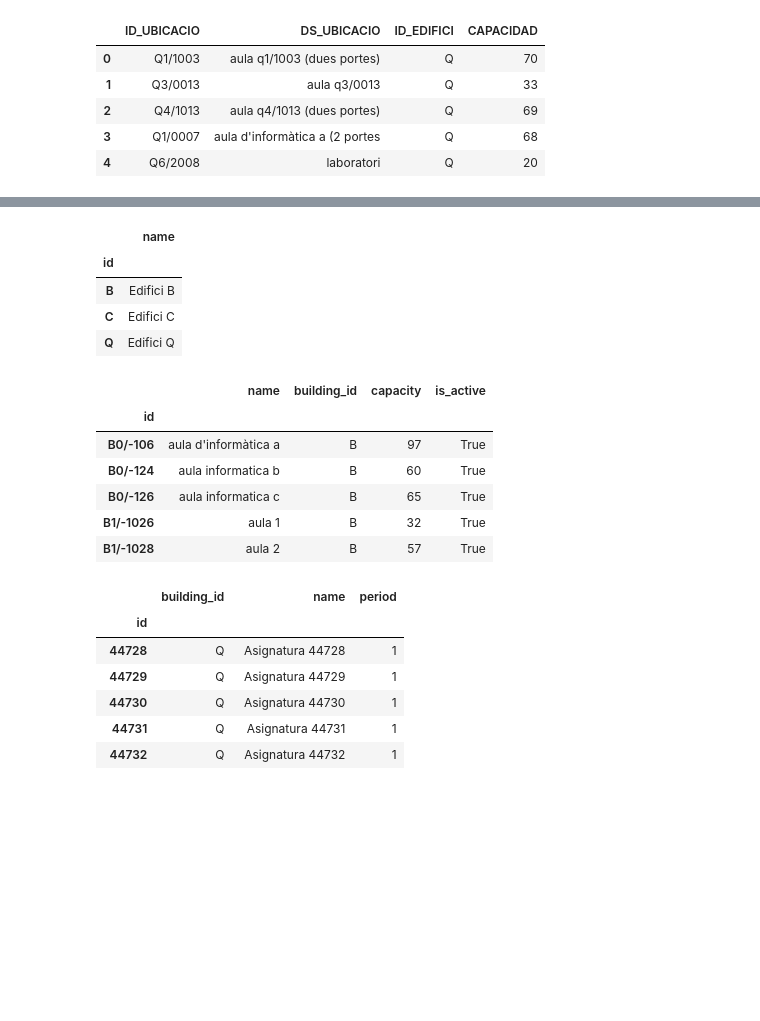
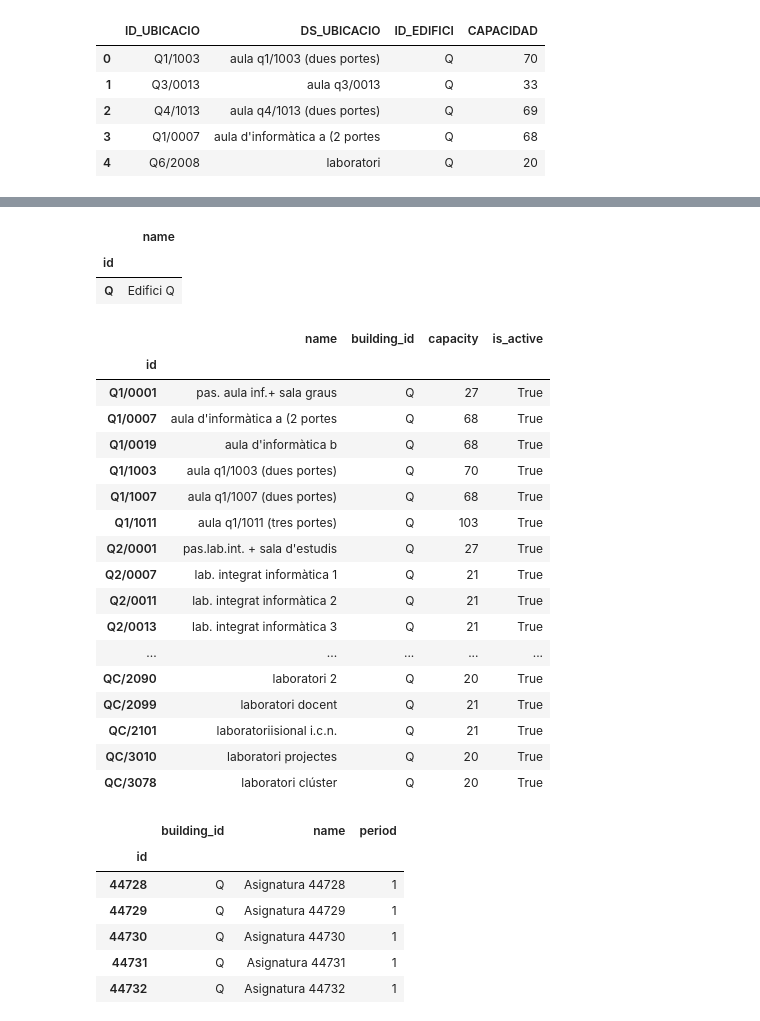
Before and after one commit to xavi-burgos99/optimitzuab, a Jupyter notebook: notebooks/refactor.ipynb, the cells around one changed output, grey strips where cells are left out. Drawn from its saved outputs; the diff is of its cells as text; code cells hidden in the pictures; blank space fills up the shorter version.

```diff
--- a/notebooks/refactor.ipynb
+++ b/notebooks/refactor.ipynb
@@ -44,41 +56,59 @@ buildings = buildings.sort_values(by='id')
 # Change the index to the column "id"
 buildings = buildings.set_index('id')
 
-buildings.head()
+# Remove rows that are not Q
+buildings = buildings.drop(buildings[buildings.index != 'Q'].index)
+
+buildings
 # %% [output]
 |  | name |
 | id |  |
-| B | Edifici B |
-| C | Edifici C |
 | Q | Edifici Q |
 # %%
 # Create a new "spaces" csv file with the columns "id", "name" and "capacity"
 spaces = pd.DataFrame(columns=['id', 'name'])
 
 # Add the values "ID_UBICACIO", "DS_UBICACIO" and "CAPACIDAD" to the columns "id", "name" and "capacity" respectively
 spaces['id'] = ubicaciones['ID_UBICACIO']
 spaces['building_id'] = ubicaciones['ID_EDIFICI']
 spaces['name'] = ubicaciones['DS_UBICACIO']
 spaces['capacity'] = ubicaciones['CAPACIDAD']
 
 # Add "is_active" to the columns
 spaces["is_active"] = True
 
 # Sort the values by the column "id"
 spaces = spaces.sort_values(by='id')
 
+# Remove the rows that are not Q
+spaces = spaces.drop(spaces[spaces['building_id'] != 'Q'].index)
+
 # Change the index to the column "id"
 spaces = spaces.set_index('id')
 
-spaces.head(5)
+# Remove the duplicates
+spaces = spaces.drop_duplicates()
+
+spaces
 # %% [output]
 |  | name | building_id | capacity | is_active |
 | id |  |  |  |  |
-| B0/-106 | aula d'informàtica a | B | 97 | True |
-| B0/-124 | aula informatica b | B | 60 | True |
-| B0/-126 | aula informatica c | B | 65 | True |
-| B1/-1026 | aula 1 | B | 32 | True |
-| B1/-1028 | aula 2 | B | 57 | True |
+| Q1/0001 | pas. aula inf.+ sala graus | Q | 27 | True |
+| Q1/0007 | aula d'informàtica a (2 portes | Q | 68 | True |
+| Q1/0019 | aula d'informàtica b | Q | 68 | True |
+| Q1/1003 | aula q1/1003 (dues portes) | Q | 70 | True |
+| Q1/1007 | aula q1/1007 (dues portes) | Q | 68 | True |
+| Q1/1011 | aula q1/1011 (tres portes) | Q | 103 | True |
+| Q2/0001 | pas.lab.int. + sala d'estudis | Q | 27 | True |
+| Q2/0007 | lab. integrat informàtica 1 | Q | 21 | True |
+| Q2/0011 | lab. integrat informàtica 2 | Q | 21 | True |
+| Q2/0013 | lab. integrat informàtica 3 | Q | 21 | True |
+| ... | ... | ... | ... | ... |
+| QC/2090 | laboratori 2 | Q | 20 | True |
+| QC/2099 | laboratori docent | Q | 21 | True |
+| QC/2101 | laboratoriisional i.c.n. | Q | 21 | True |
+| QC/3010 | laboratori projectes | Q | 20 | True |
+| QC/3078 | laboratori clúster | Q | 20 | True |
 # %%
 # Get all the values of the column "ID_GRUPO"
 group_ids = calendar_group['ID_GRUPO']
```
Also changed, not shown: parts of 7 cells of this notebook, 6 other files.
